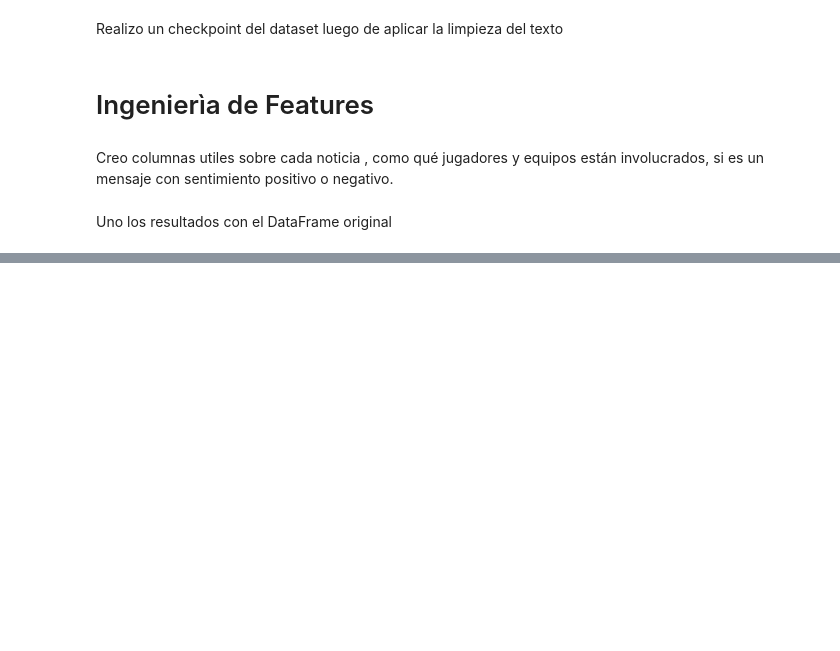
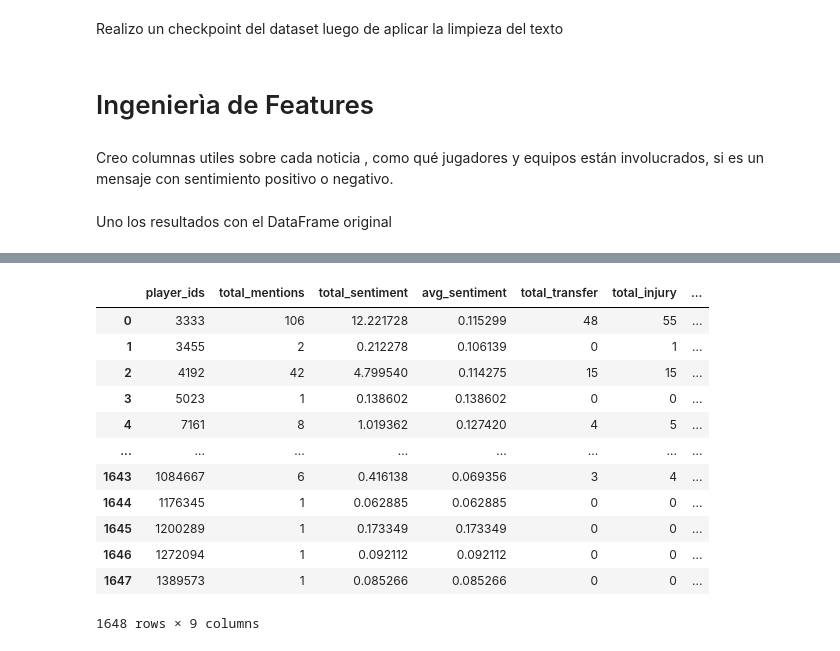
Before and after one commit to LucianoCostaP/Market-Value-Predictor, a Jupyter notebook: nlp-data-engineering/NPL_for_Market_Value.ipynb, the cells around one changed output, grey strips where cells are left out. Cells and saved outputs as stored; diff of their text form; code cells hidden in the pictures; blank space fills up the shorter version.

```diff
--- a/nlp-data-engineering/NPL_for_Market_Value.ipynb
+++ b/nlp-data-engineering/NPL_for_Market_Value.ipynb
@@ -310,0 +370,5 @@ df = df.drop(columns=['days_old'])
+# %%
+sentiment_table = df.groupby("player_ids").agg(
+    total_sentiment=("sentiment", "sum"),  # Suma acumulada
+    avg_sentiment=("sentiment", "mean")    # Promedio
+).reset_index()
@@ -310,0 +391,7 @@ df = df.drop(columns=['days_old'])
+# %%
+topics_table = df.groupby("player_ids").agg(
+    total_transfer=("topic_transfer", "sum"),
+    total_injury=("topic_injury", "sum"),
+    total_contract=("topic_contract", "sum"),
+    total_performance=("topic_performance", "sum")
+).reset_index()
@@ -310,0 +414,4 @@ df = df.drop(columns=['days_old'])
+# %%
+total_recency_table = df.groupby("player_ids").agg(
+    total_recency_score=("recency_score_exp", "mean")
+).reset_index()
@@ -310,0 +434,31 @@ df = df.drop(columns=['days_old'])
+# %%
+final_table = pd.merge(
+    mentions_table,
+    sentiment_table,
+    on="player_ids",
+    how="left"
+).merge(
+    topics_table,
+    on="player_ids",
+    how="left"
+).merge(
+    total_recency_table,
+    on="player_ids",
+    how="left"
+)
+# %%
+final_table
+# %% [output]
+|  | player_ids | total_mentions | total_sentiment | avg_sentiment | total_transfer | total_injury | ... |
+| 0 | 3333 | 106 | 12.221728 | 0.115299 | 48 | 55 | ... |
+| 1 | 3455 | 2 | 0.212278 | 0.106139 | 0 | 1 | ... |
+| 2 | 4192 | 42 | 4.799540 | 0.114275 | 15 | 15 | ... |
+| 3 | 5023 | 1 | 0.138602 | 0.138602 | 0 | 0 | ... |
+| 4 | 7161 | 8 | 1.019362 | 0.127420 | 4 | 5 | ... |
+| ... | ... | ... | ... | ... | ... | ... | ... |
+| 1643 | 1084667 | 6 | 0.416138 | 0.069356 | 3 | 4 | ... |
+| 1644 | 1176345 | 1 | 0.062885 | 0.062885 | 0 | 0 | ... |
+| 1645 | 1200289 | 1 | 0.173349 | 0.173349 | 0 | 0 | ... |
+| 1646 | 1272094 | 1 | 0.092112 | 0.092112 | 0 | 0 | ... |
+| 1647 | 1389573 | 1 | 0.085266 | 0.085266 | 0 | 0 | ... |
+1648 rows × 9 columns
```
Also changed, not shown: parts of 12 cells of this notebook, 26 other files.
